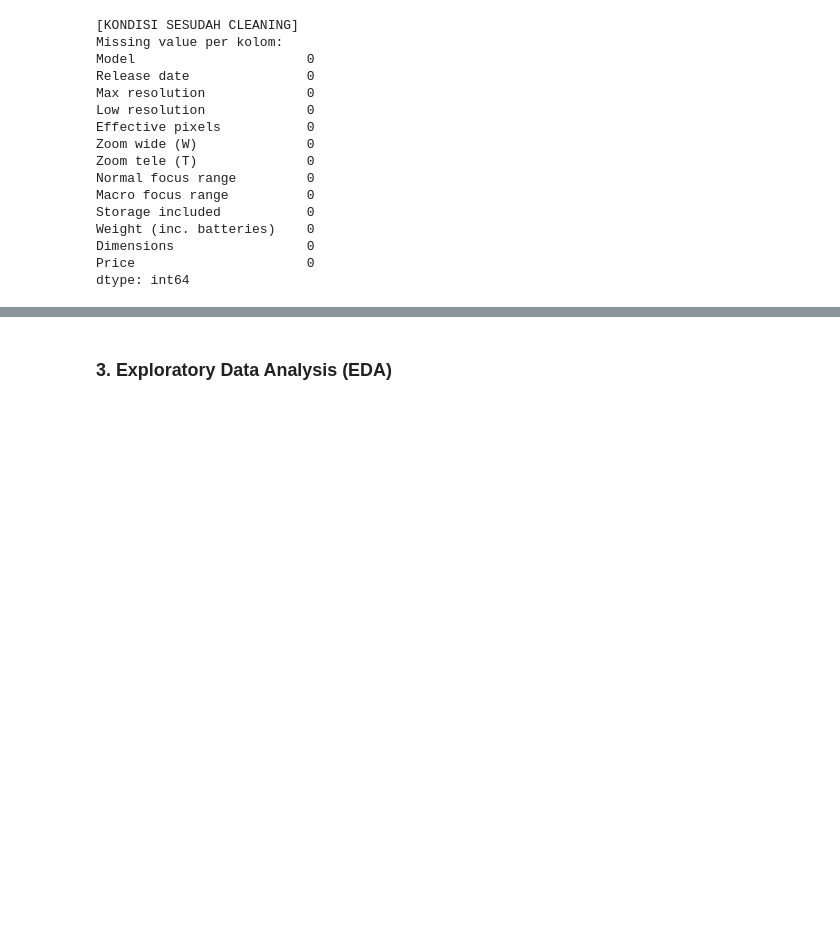
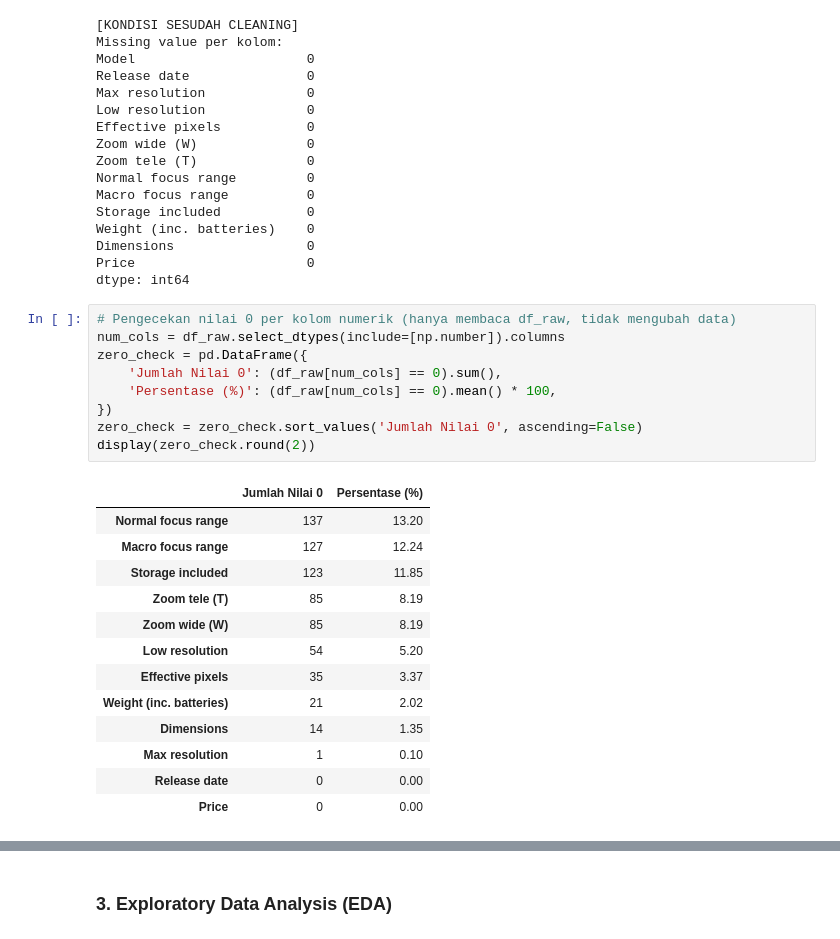
Before and after one commit to alyaceha/51_IFE_pringori, a Jupyter notebook: project_ds.ipynb, the cells around one changed output, grey strips where cells are left out. Saved outputs shown, nothing was run; the diff lists cells and outputs as text; blank space fills up the shorter version.

```diff
--- a/project_ds.ipynb
+++ b/project_ds.ipynb
@@ -201,3 +201,26 @@ Weight (inc. batteries)    0
 Dimensions                 0
 Price                      0
 dtype: int64
+# %%
+# Pengecekan nilai 0 per kolom numerik (hanya membaca df_raw, tidak mengubah data)
+num_cols = df_raw.select_dtypes(include=[np.number]).columns
+zero_check = pd.DataFrame({
+    'Jumlah Nilai 0': (df_raw[num_cols] == 0).sum(),
+    'Persentase (%)': (df_raw[num_cols] == 0).mean() * 100,
+})
+zero_check = zero_check.sort_values('Jumlah Nilai 0', ascending=False)
+display(zero_check.round(2))
+# %% [output]
+|  | Jumlah Nilai 0 | Persentase (%) |
+| Normal focus range | 137 | 13.20 |
+| Macro focus range | 127 | 12.24 |
+| Storage included | 123 | 11.85 |
+| Zoom tele (T) | 85 | 8.19 |
+| Zoom wide (W) | 85 | 8.19 |
+| Low resolution | 54 | 5.20 |
+| Effective pixels | 35 | 3.37 |
+| Weight (inc. batteries) | 21 | 2.02 |
+| Dimensions | 14 | 1.35 |
+| Max resolution | 1 | 0.10 |
+| Release date | 0 | 0.00 |
+| Price | 0 | 0.00 |
```
Also changed, not shown: parts of 13 cells of this notebook.
